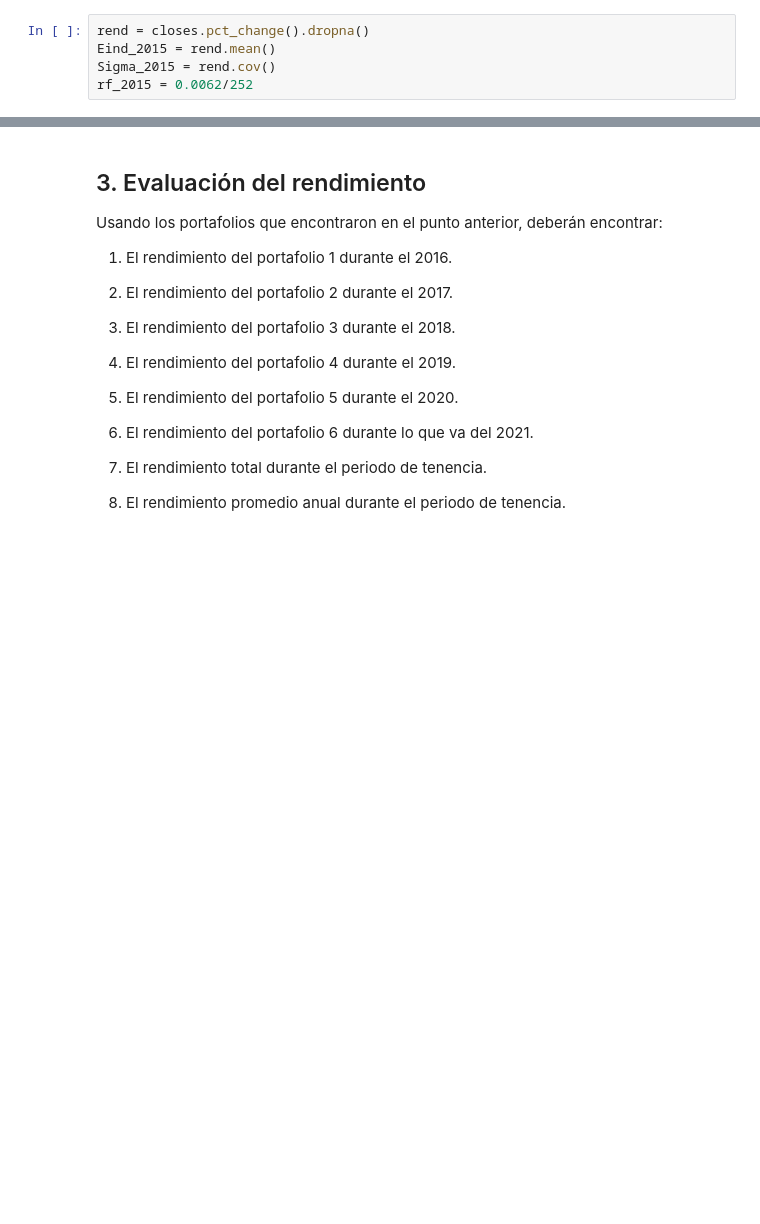
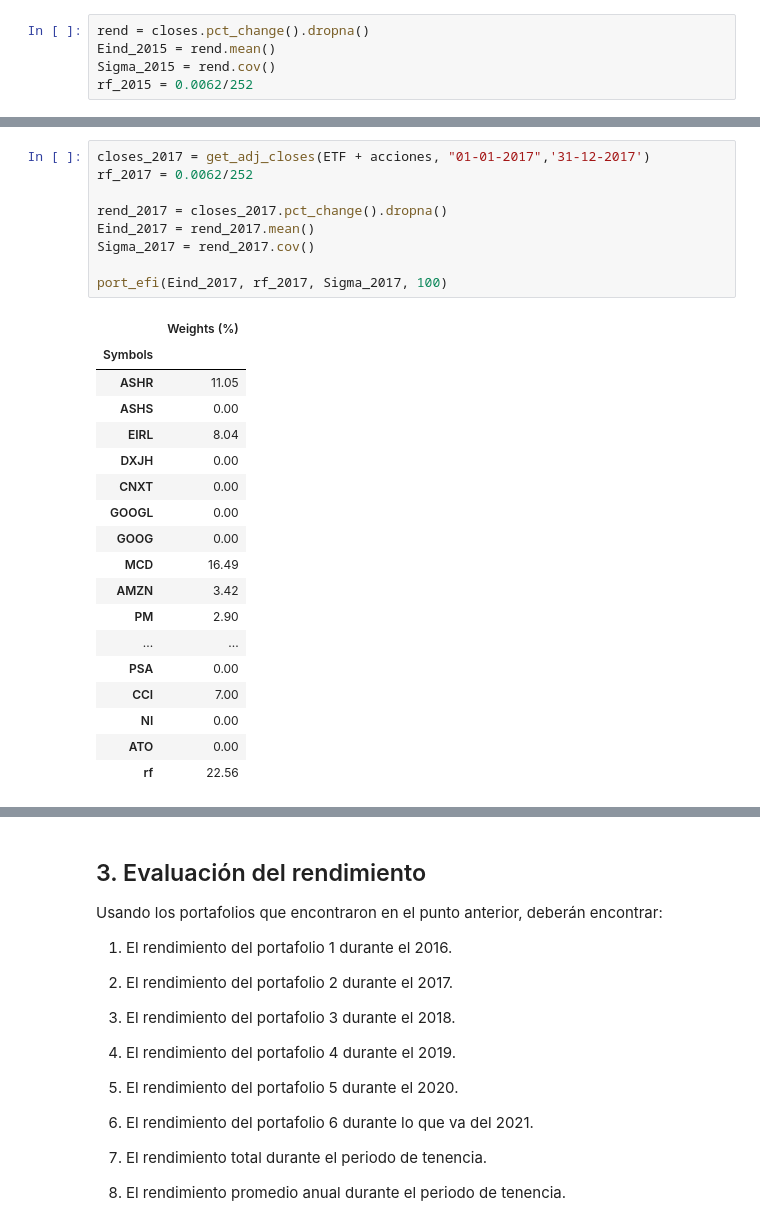
Before and after one commit to MontseOP/Proyecto_Portafolios, a Jupyter notebook: Proyecto Ortiz-Palacios.ipynb, the cells around one changed output, grey strips where cells are left out. Saved outputs shown, nothing was run; the diff lists cells and outputs as text; blank space fills up the shorter version.

```diff
--- a/Proyecto Ortiz-Palacios.ipynb
+++ b/Proyecto Ortiz-Palacios.ipynb
@@ -166,0 +187,28 @@ ini_2016
+# %%
+closes_2017 = get_adj_closes(ETF + acciones, "01-01-2017",'31-12-2017')
+rf_2017 = 0.0062/252
+
+rend_2017 = closes_2017.pct_change().dropna()
+Eind_2017 = rend_2017.mean()
+Sigma_2017 = rend_2017.cov()
+
+port_efi(Eind_2017, rf_2017, Sigma_2017, 100)
+# %% [output]
+|  | Weights (%) |
+| Symbols |  |
+| ASHR | 11.05 |
+| ASHS | 0.00 |
+| EIRL | 8.04 |
+| DXJH | 0.00 |
+| CNXT | 0.00 |
+| GOOGL | 0.00 |
+| GOOG | 0.00 |
+| MCD | 16.49 |
+| AMZN | 3.42 |
+| PM | 2.90 |
+| ... | ... |
+| PSA | 0.00 |
+| CCI | 7.00 |
+| NI | 0.00 |
+| ATO | 0.00 |
+| rf | 22.56 |
```
Also changed, not shown: parts of 16 cells of this notebook.
